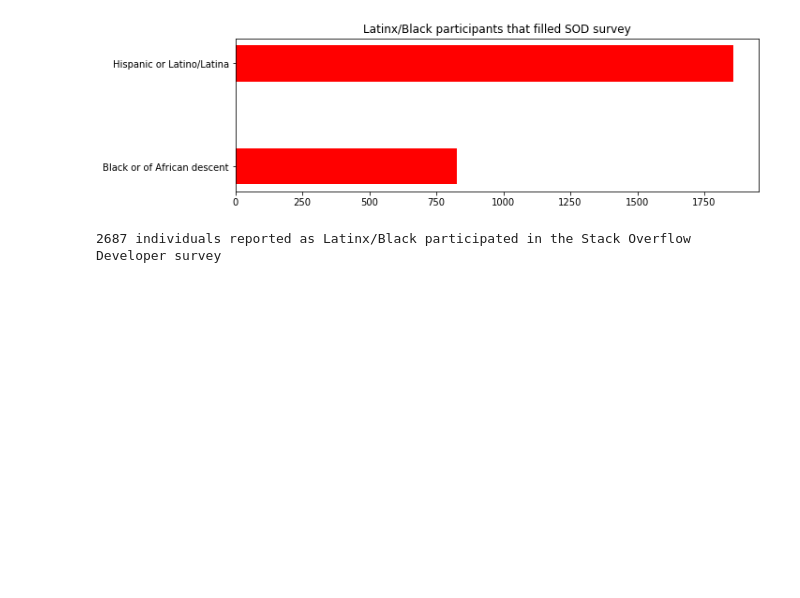
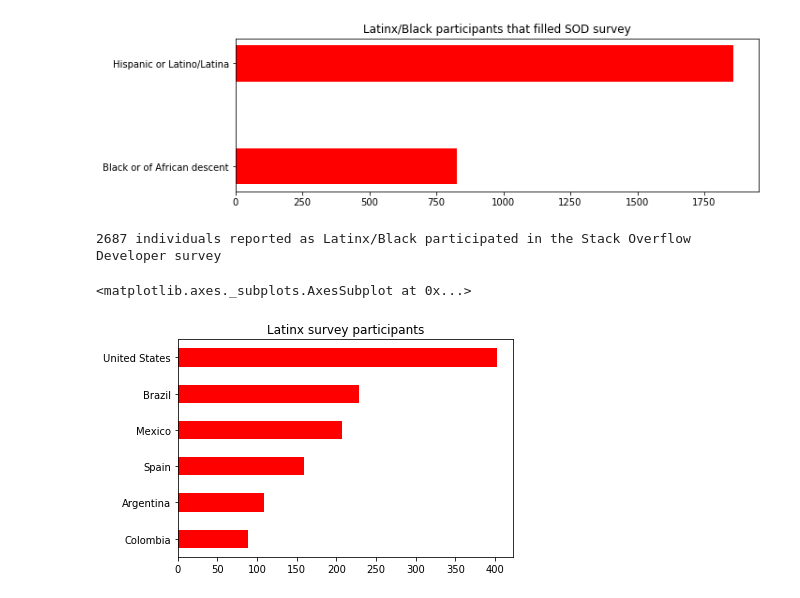
Before and after one commit to darrylbalderas/stack-overflow, a Jupyter notebook: survey-analysis.ipynb, the cells around one changed output. Saved outputs shown, nothing was run; the diff lists cells and outputs as text; code cells hidden in the pictures; blank space fills up the shorter version.

```diff
--- a/survey-analysis.ipynb
+++ b/survey-analysis.ipynb
@@ -149,7 +126,7 @@ def get_indexes_latinx(df):
     for idx in range(df.shape[0]):
         try:
             developer_races = [race_entry.strip() for race_entry in df['Race'][idx].split(";")]
-            if 'Hispanic or Latino/Latina' in developer_races:
+            if 'Hispanic or Latino/Latina' in developer_races and not 'Black or of African descent' in developer_races:
                 indexes.append(idx)
         except:
             continue
@@ -160,8 +137,29 @@ def get_indexes_black(df):
     for idx in range(df.shape[0]):
         try:
             developer_races = [race_entry.strip() for race_entry in df['Race'][idx].split(";")]
-            if 'Black or of African descent' in developer_races:
+            if 'Black or of African descent' in developer_races and not 'Hispanic or Latino/Latina' in developer_races:
                 indexes.append(idx)
         except:
             continue
     return indexes
+
+def get_indexes_nonlatinx_and_nonblack(df):
+    indexes = []
+    for idx in range(df.shape[0]):
+        try:
+            developer_races = [race_entry.strip() for race_entry in df['Race'][idx].split(";")]
+            if 'Hispanic or Latino/Latina' in developer_races or 'Black or of African descent' in developer_races:
+                continue
+            indexes.append(idx)
+        except:
+            continue
+    return indexes
+# %%
+#Latinx survey participants
+df = survey_data.loc[get_indexes_latinx(question2),:].reset_index()
+df['Country'].value_counts()[:6][::-1].plot(kind="barh",
+                                             title="Latinx survey participants",
+                                             color="red")
+# %% [output]
+<matplotlib.axes._subplots.AxesSubplot at 0x...>
+[figure, added]
```
Also changed, not shown: parts of 36 cells of this notebook.
